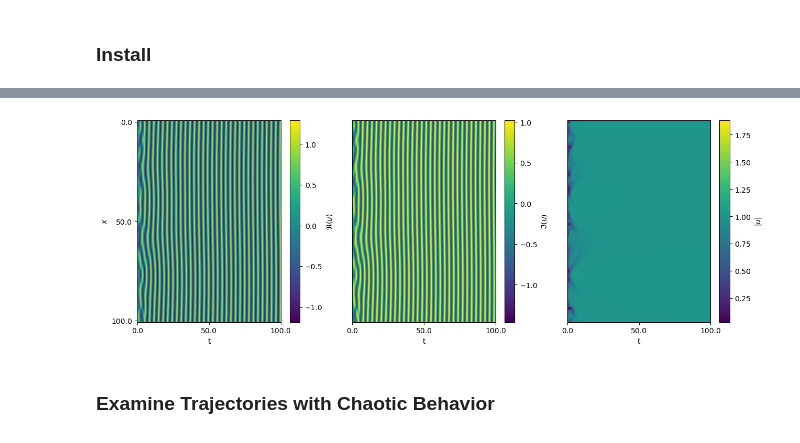
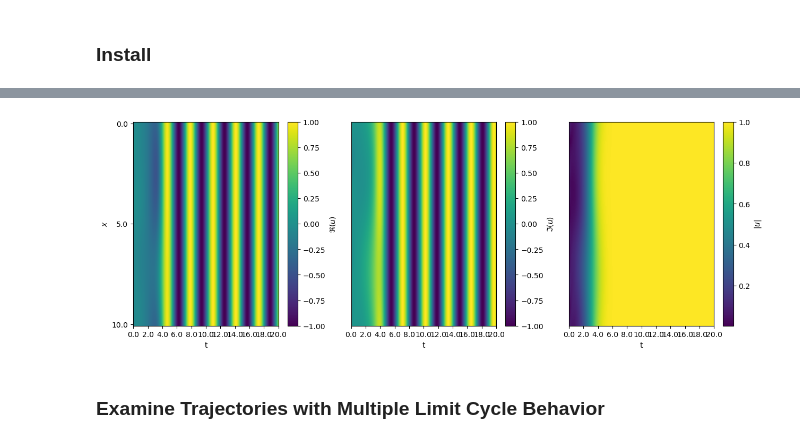
Before and after one commit to grmacchio/dynml, a Jupyter notebook: test_dynml/examples/test_cgle.ipynb, the cells around one changed output, grey strips where cells are left out. Cells and saved outputs as stored; diff of their text form; code cells hidden in the pictures.

```diff
--- a/test_dynml/examples/test_cgle.ipynb
+++ b/test_dynml/examples/test_cgle.ipynb
@@ -97,6 +90,6 @@ show()
 # %%
-K = 32                                                                         # set the number of Fourier modes
-L = 100.0                                                                       # set the domain size
+K = 32                                                                          # set the number of Fourier modes
+L = 10.0                                                                        # set the domain size
 alpha_r = 1.0                                                                   # set the real part of the alpha parameter
 alpha_i = 0.0                                                                   # set the imaginary part of the alpha parameter
 beta_r = 1.0                                                                    # set the real part of the beta parameter
@@ -109,7 +102,7 @@ method = 'rk3cn'
 imp_sol = 'lu'                                                                  # set the implicit solver
 ds = gen_approx_discrete_sys(fos, dt, method, imp_sol)                          # generate the discrete system
 num_trajs = 4                                                                   # set the number of trajectories
-t_final = 100.0                                                                 # set the final time
+t_final = 20.0                                                                  # set the final time
 num_samples = int(t_final / dt) + 1                                             # set the number of time samples
 traj = gen_num_trajs(ds, fos.gen_ic, num_trajs, num_samples, compute='cpu',     # generate the numerical trajectories
                      output='cpu', pbar=True)
@@ -129,37 +122,37 @@ show()
 # %%
-dt_plot = 50.0                                                                  # set the time step for the x-axis ticks
+dt_plot = 2.0                                                                  # set the time step for the x-axis ticks
 dx = L / (2 * K)                                                                # set the space step
 dx_plot = K * dx                                                                # set the space step for the y-axis ticks
 fig, ax = subplots(1, 3, figsize=(15, 5))                                       # generate a figure and axis
 q = fos.state_to_phys(traj)                                                     # convert the trajectories to physical space
 x = linspace(0, L, fos.N)                                                       # generate the x vector
 im0 = ax[0].imshow(q[0, :, :].real.T, aspect='auto')                            # plot the real part of the trajectories
 ax[0].set_ylabel('$x$')                                                         # set the y-axis label
 ax[0].set_xlabel('t')                                                           # set the x-axis label
 ax[0].set_yticks(arange(0, 2 * K + 1, int(dx_plot/dx)).numpy())                 # set the y-axis tick positions
 ax[0].set_yticklabels(round(x[::int(dx_plot/dx)].numpy(), 2))                   # set the y-axis tick labels
 ax[0].set_xticks(arange(0, num_samples, int(dt_plot/dt)).numpy())               # set the x-axis tick positions
 ax[0].set_xticklabels(t[::int(dt_plot/dt)].numpy())                             # set the x-axis tick labels
 cbar0 = fig.colorbar(im0, ax=ax[0])                                             # add a colorbar to the plot
 cbar0.set_label('$\\Re(u)$')                                                    # set the colorbar label
 im1 = ax[1].imshow(q[0, :, :].imag.T, aspect='auto')                            # plot the imaginary part of the trajectories
 ax[1].set_xlabel('t')                                                           # set the x-axis label
 ax[1].set_yticks([])                                                            # remove the y-ticks
 ax[1].set_xticks(arange(0, num_samples, int(dt_plot/dt)).numpy())               # set the x-axis tick positions
 ax[1].set_xticklabels(t[::int(dt_plot/dt)].numpy())                             # set the x-axis tick labels
 cbar1 = fig.colorbar(im1, ax=ax[1])                                             # add a colorbar to the plot
 cbar1.set_label('$\\Im(u)$')                                                    # set the colorbar label
 im2 = ax[2].imshow(abs(q[0, :, :]).T, aspect='auto')                            # plot the absolute value of the trajectories
 ax[2].set_xlabel('t')                                                           # set the x-axis label
 ax[2].set_yticks([])                                                            # remove the y-ticks
 ax[2].set_xticks(arange(0, num_samples, int(dt_plot/dt)).numpy())               # set the x-axis tick positions
 ax[2].set_xticklabels(t[::int(dt_plot/dt)].numpy())                             # set the x-axis tick labels
 cbar2 = fig.colorbar(im2, ax=ax[2])                                             # add a colorbar to the plot
 cbar2.set_label('$|u|$')                                                        # set the colorbar label
 show()                                                                          # display the plots
 # %% [output]
-[figure, old version]
+[figure, new version]
 # %% [markdown]
-### Examine Trajectories with Chaotic Behavior
+### Examine Trajectories with Multiple Limit Cycle Behavior
 # %%
 K = 32                                                                         # set the number of Fourier modes
```
Also changed, not shown: parts of 19 cells of this notebook, 28 other files.
